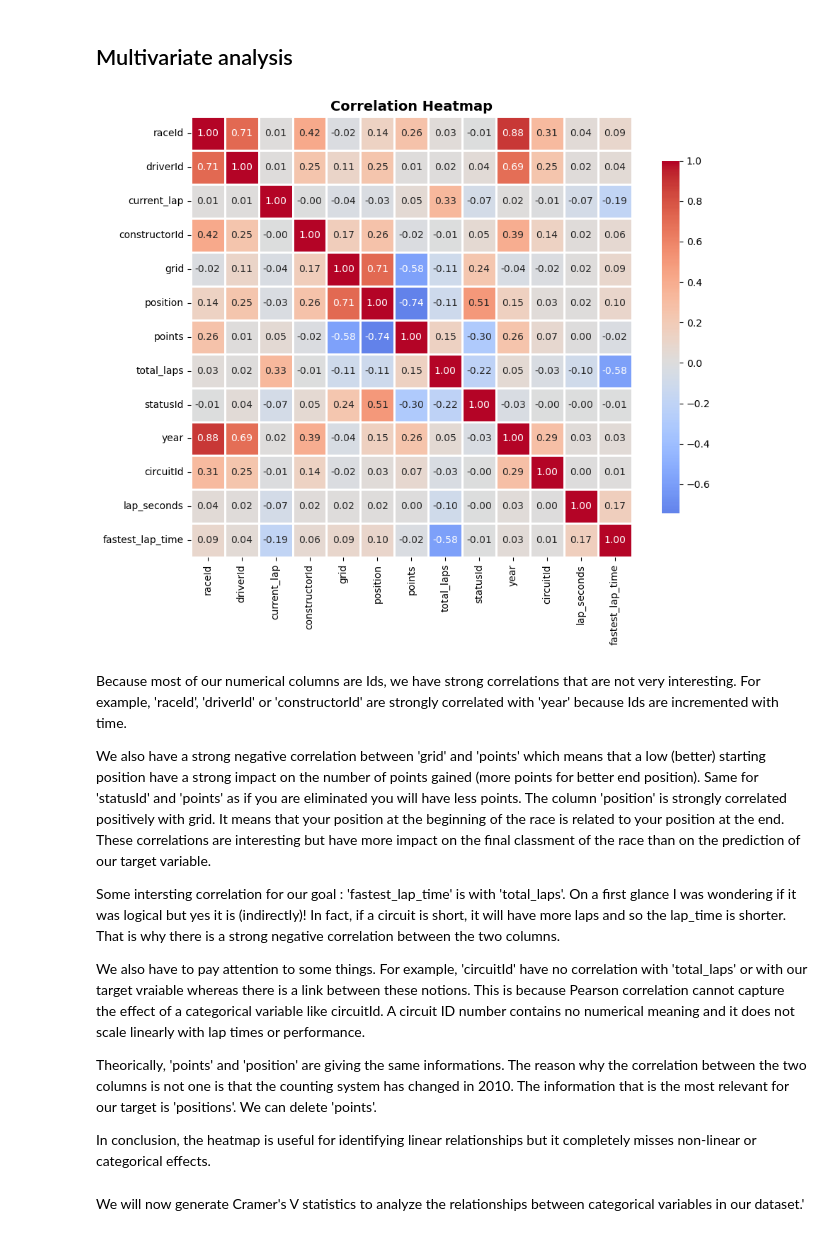
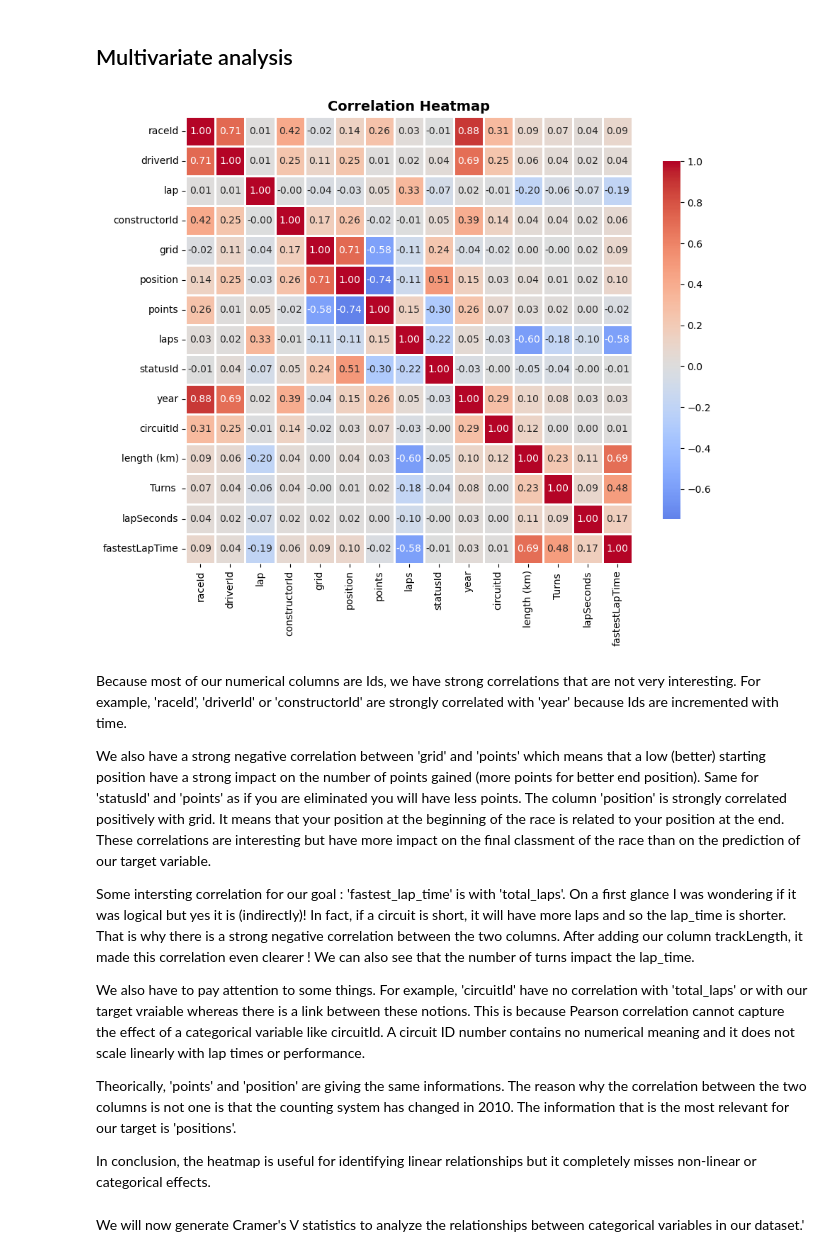
Before and after one commit to EmilieChtr/F1_notebook_project, a Jupyter notebook: preprocessing_notebook.ipynb, the cells around one changed output. Saved outputs shown, nothing was run; the diff lists cells and outputs as text; code cells hidden in the pictures.

```diff
--- a/preprocessing_notebook.ipynb
+++ b/preprocessing_notebook.ipynb
@@ -381,5 +404,2 @@ Name: current_lap, dtype: float64
 # %% [markdown]
 Almost the same as 'lap', 'laps' is the total number of laps completed at the end of a race by a driver. As we said in the Lap section, some drivers do not finish the race so this can differ between drivers on a same race. We will also rename it in "total_laps"
-# %%
-merged= merged.rename(columns={'laps': 'total_laps'})
-print(merged['total_laps'].describe())
@@ -397,0 +436,6 @@ We can see that the mean number of lap completed in a race is 59. This variable
+# %%
+merged.loc[merged["length (km)"] == 6174, "length (km)"] = merged["length (km)"] / 1000
+
+# We do this change here in EDA to fix an error in dataset
+# I think it's okay do change dataset here because it's a small fix for an obvious error
+print(merged['length (km)'].describe())
@@ -402,4 +476,4 @@ This is the variable we will use to create our target variable. We will convert
 # %%
-merged["lap_seconds"] = merged["milliseconds"] / 1000
+merged["lapSeconds"] = merged["milliseconds"] / 1000
 merged = merged.drop(columns=['milliseconds'])
 # %%
@@ -419,7 +493,7 @@ We can see that the mean time for a lap is approximately 95.8s but the standard
 # %% [markdown]
 Now we create our target variable "fastest_lap_time" which is the faster lap time for a given pilot, circuit and year (so given pilot and race).
 # %%
-merged['fastest_lap_time'] = (merged.groupby(['raceId', 'driverId'])['lap_seconds'].transform('min'))
+merged['fastestLapTime'] = (merged.groupby(['raceId', 'driverId'])['lapSeconds'].transform('min'))
 # %% [markdown]
 ### Evolution of fastest lap time over year
 # %% [markdown]
@@ -488,15 +560,15 @@ cleaned = merged.copy(deep=True)
 # %%
-numerical_cols = cleaned.select_dtypes(include=['int64', 'int32', 'float64', 'float32']).columns.tolist()
+numerical_cols = merged.select_dtypes(include=['int64', 'int32', 'float64', 'float32']).columns.tolist()
 
 plt.figure(figsize=(10, 8))
-correlation_matrix = cleaned[numerical_cols].corr()
+correlation_matrix = merged[numerical_cols].corr()
 sns.heatmap(correlation_matrix, annot=True, fmt='.2f', cmap='coolwarm',
             center=0, square=True, linewidths=1, cbar_kws={"shrink": 0.8})
 plt.title('Correlation Heatmap', fontsize=14, fontweight='bold')
 plt.tight_layout()
 plt.show()
 # %% [output]
-[figure, old version]
+[figure, new version]
 # %% [markdown]
 Because most of our numerical columns are Ids, we have strong correlations that are not very interesting.
 For example, 'raceId', 'driverId' or 'constructorId' are strongly correlated with 'year' because Ids are incremented with time.
@@ -504,12 +576,13 @@ For example, 'raceId', 'driverId' or 'constructorId' are strongly correlated wit
 We also have a strong negative correlation between 'grid' and 'points' which means that a low (better) starting position have a strong impact on the number of points gained (more points for better end position). Same for 'statusId' and 'points' as if you are eliminated you will have less points. The column 'position' is strongly correlated positively with grid. It means that your position at the beginning of the race is related to your position at the end.
 These correlations are interesting but have more impact on the final classment of the race than on the prediction of our target variable.
 
-Some intersting correlation for our goal : 'fastest_lap_time' is with 'total_laps'. On a first glance I was wondering if it was logical but yes it is (indirectly)! In fact, if a circuit is short, it will have more laps and so the lap_time is shorter. That is why there is a strong negative correlation between the two columns.
+Some intersting correlation for our goal : 'fastest_lap_time' is with 'total_laps'. On a first glance I was wondering if it was logical but yes it is (indirectly)! In fact, if a circuit is short, it will have more laps and so the lap_time is shorter. That is why there is a strong negative correlation between the two columns. After adding our column trackLength, it made this correlation even clearer !
+We can also see that the number of turns impact the lap_time.
 
 We also have to pay attention to some things. For example, 'circuitId' have no correlation with 'total_laps' or with our target vraiable whereas there is a link between these notions. This is because Pearson correlation cannot capture the effect of a categorical variable like circuitId.
 A circuit ID number contains no numerical meaning and it does not scale linearly with lap times or performance.
 
-Theorically, 'points' and 'position' are giving the same informations. The reason why the correlation between the two columns is not one is that the counting system has changed in 2010. The information that is the most relevant for our target is 'positions'. We can delete 'points'.
+Theorically, 'points' and 'position' are giving the same informations. The reason why the correlation between the two columns is not one is that the counting system has changed in 2010. The information that is the most relevant for our target is 'positions'.
 
 
 In conclusion, the heatmap is useful for identifying linear relationships but it completely misses non-linear or categorical effects.
```
Also changed, not shown: parts of 53 cells of this notebook.
